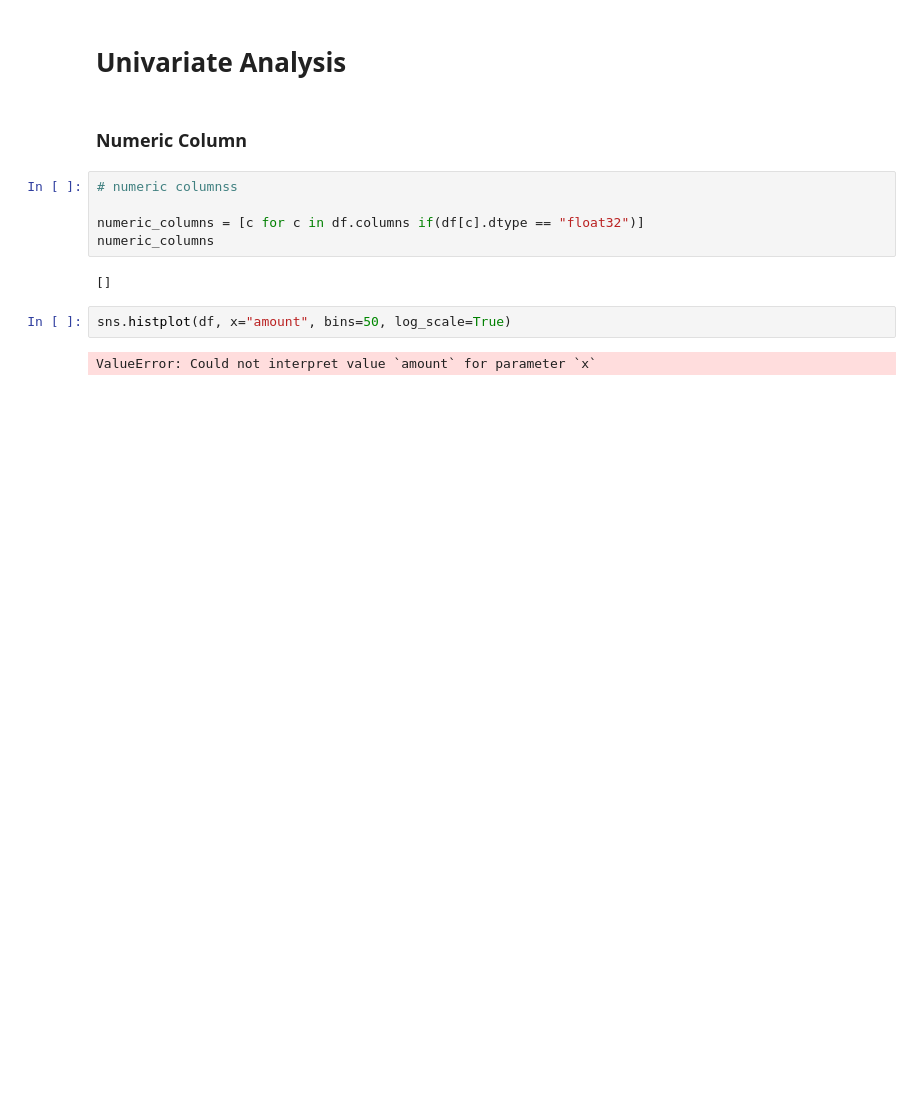
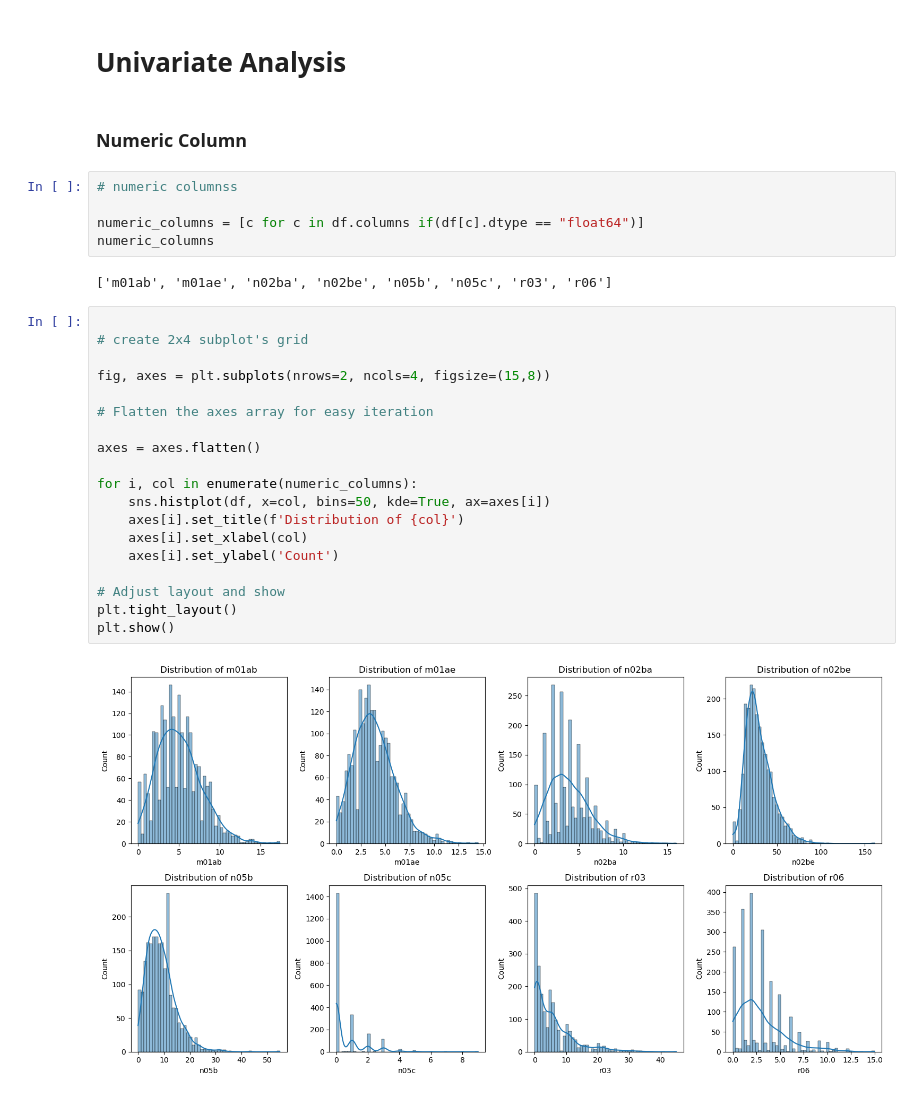
Before and after one commit to ShankTesla/pharma_sales_analysis, a Jupyter notebook: notebooks/2.0-gs-eda_univariate_analysis.ipynb, the cells around one changed output. Cells and saved outputs as stored; diff of their text form; blank space fills up the shorter version.

```diff
--- a/notebooks/2.0-gs-eda_univariate_analysis.ipynb
+++ b/notebooks/2.0-gs-eda_univariate_analysis.ipynb
@@ -13,11 +13,28 @@ df = pd.read_csv("../data/processed/pharma_sales_data_string_cleaned.csv", encod
 # %%
 # numeric columnss
 
-numeric_columns = [c for c in df.columns if(df[c].dtype == "float32")]
+numeric_columns = [c for c in df.columns if(df[c].dtype == "float64")]
 numeric_columns
 # %% [output]
-[]
+['m01ab', 'm01ae', 'n02ba', 'n02be', 'n05b', 'n05c', 'r03', 'r06']
 # %%
-sns.histplot(df, x="amount", bins=50, log_scale=True)
+
+# create 2x4 subplot's grid
+
+fig, axes = plt.subplots(nrows=2, ncols=4, figsize=(15,8))
+
+# Flatten the axes array for easy iteration
+
+axes = axes.flatten()
+
+for i, col in enumerate(numeric_columns):
+    sns.histplot(df, x=col, bins=50, kde=True, ax=axes[i])
+    axes[i].set_title(f'Distribution of {col}')
+    axes[i].set_xlabel(col)
+    axes[i].set_ylabel('Count')
+
+# Adjust layout and show
+plt.tight_layout()
+plt.show()
 # %% [output]
-ValueError: Could not interpret value `amount` for parameter `x`
+[figure, added]
```
Also changed, not shown: parts of 4 cells of this notebook, 1 other file.
